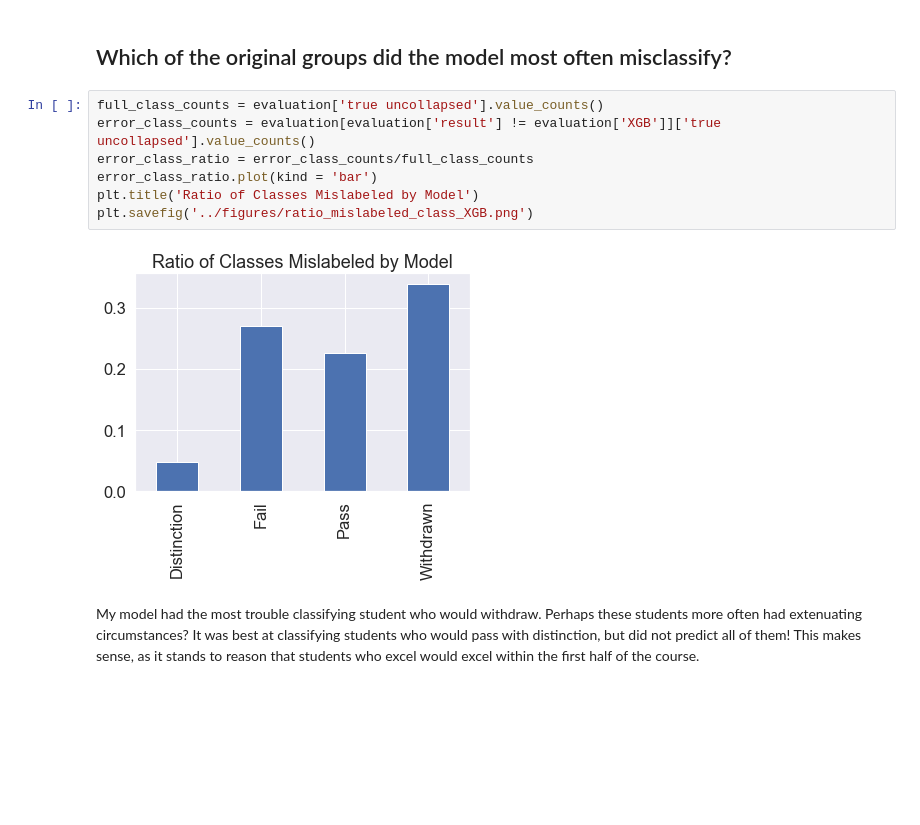
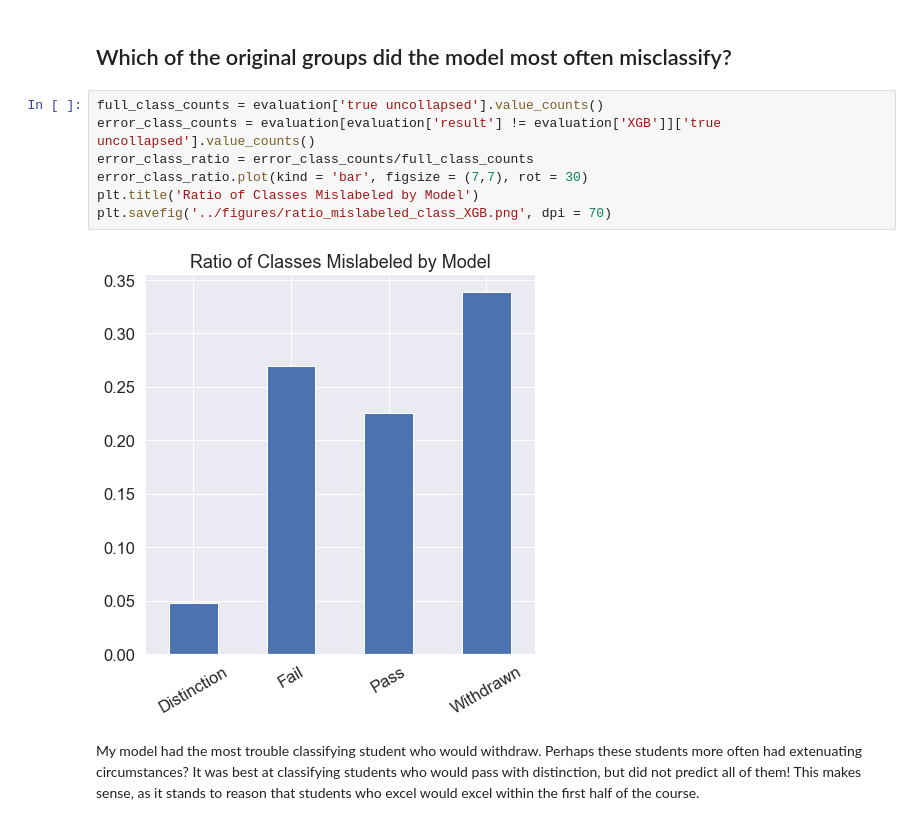
Before and after one commit to Caellwyn/ou_student_predictions, a Jupyter notebook: report/report_notebook.ipynb, the cells around one changed output. Cells and saved outputs as stored; diff of their text form; blank space fills up the shorter version.

```diff
--- a/report/report_notebook.ipynb
+++ b/report/report_notebook.ipynb
@@ -551,12 +548,12 @@ A note, first, these graphs are not normalized by course.  That graph is easy to
 # %%
 full_class_counts = evaluation['true uncollapsed'].value_counts()
 error_class_counts = evaluation[evaluation['result'] != evaluation['XGB']]['true uncollapsed'].value_counts()
 error_class_ratio = error_class_counts/full_class_counts
-error_class_ratio.plot(kind = 'bar')
+error_class_ratio.plot(kind = 'bar', figsize = (7,7), rot = 30)
 plt.title('Ratio of Classes Mislabeled by Model')
-plt.savefig('../figures/ratio_mislabeled_class_XGB.png')
+plt.savefig('../figures/ratio_mislabeled_class_XGB.png', dpi = 70)
 # %% [output]
-[figure, old version]
+[figure, new version]
 # %% [markdown]
 My model had the most trouble classifying student who would withdraw.  Perhaps these students more often had extenuating circumstances?  It was best at classifying students who would pass with distinction, but did not predict all of them!  This makes sense, as it stands to reason that students who excel would excel within the first half of the course.
 # %% [markdown]
```
Also changed, not shown: parts of 1 cell of this notebook, 13 other files.
